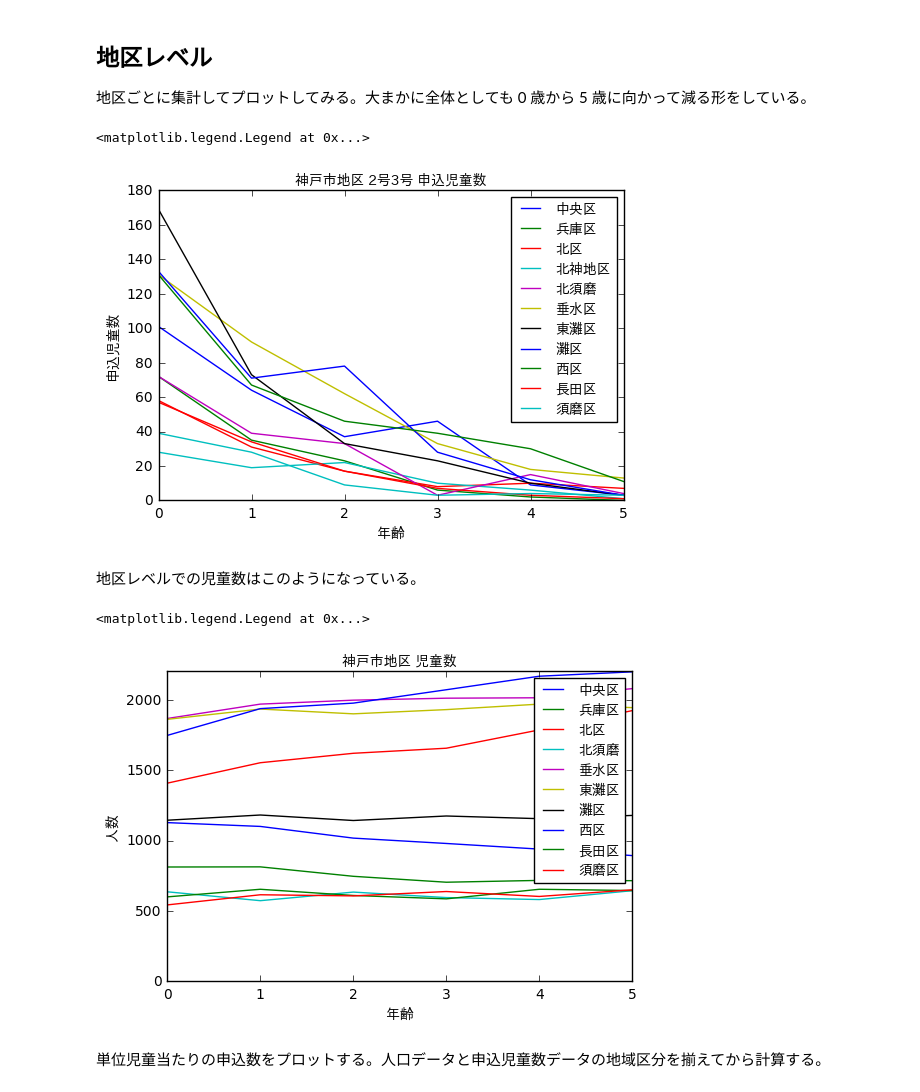
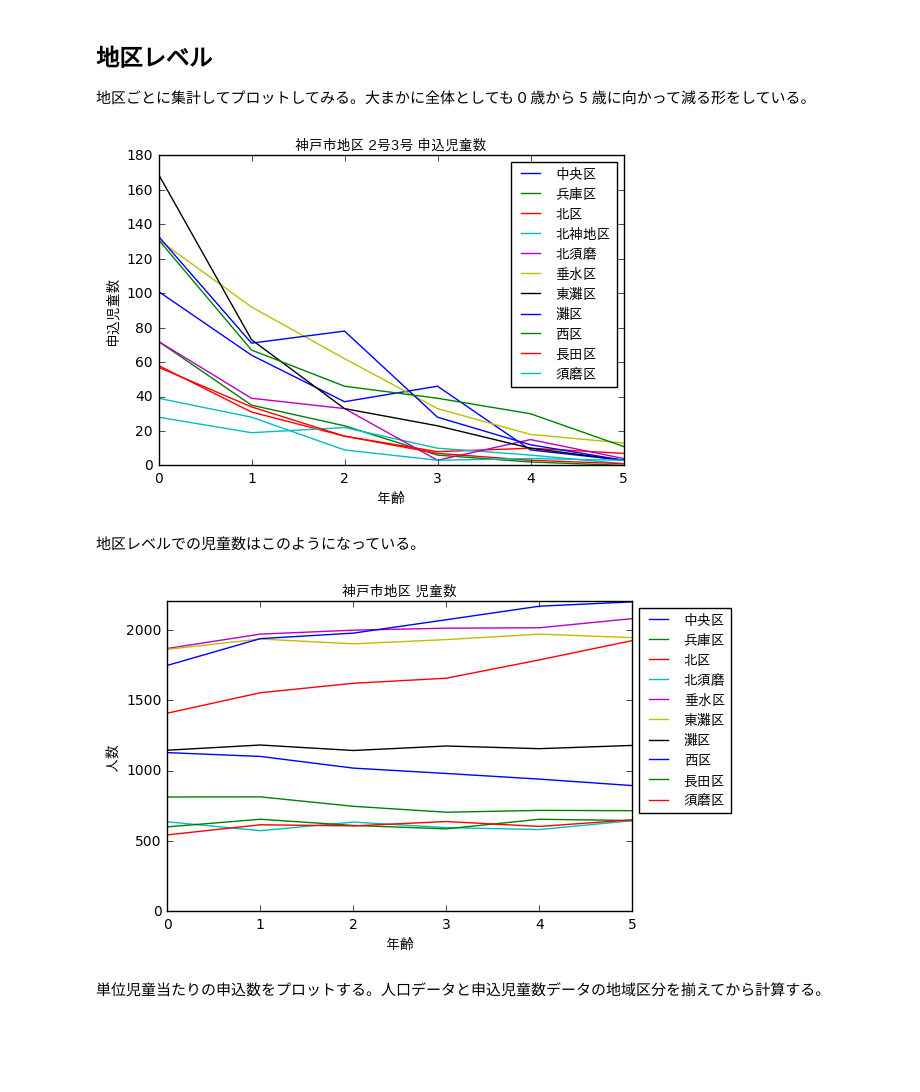
Before and after one commit to hkwi/kobe-barcelona, a Jupyter notebook: notes/2016-10-01-preschool.ipynb, the cells around one changed output. Drawn from its saved outputs; the diff is of its cells as text; code cells hidden in the pictures; blank space fills up the shorter version.

```diff
--- a/notes/2016-10-01-preschool.ipynb
+++ b/notes/2016-10-01-preschool.ipynb
@@ -94,27 +87,25 @@ plt.ylabel("申込数 / 人数", **ja)
 地区ごとに集計してプロットしてみる。大まかに全体としても 0 歳から 5 歳に向かって減る形をしている。
 # %%
 d0 = nib.groupby("状況,地区").sum()
-plt.plot(d0[k2].T.values)
-plt.title("神戸市地区 2号3号 申込児童数", **ja)
-plt.xlabel("年齢", **ja)
-plt.ylabel("申込児童数", **ja)
-plt.legend(d0.index, prop=jafont)
+_ = plt.plot(d0[k2].T.values)
+_ = plt.title("神戸市地区 2号3号 申込児童数", **ja)
+_ = plt.xlabel("年齢", **ja)
+_ = plt.ylabel("申込児童数", **ja)
+_ = plt.legend(d0.index, prop=jafont)
 # %% [output]
-<matplotlib.legend.Legend at 0x...>
 [figure]
 # %% [markdown]
 地区レベルでの児童数はこのようになっている。
 # %%
 d1 = zib.groupby("区・支所").sum().rename(index={"北須磨支所":"北須磨"})
-plt.plot(d1[k3].T.values)
-plt.ylim(ymin=0)
-plt.title("神戸市地区 児童数", **ja)
-plt.xlabel("年齢", **ja)
-plt.ylabel("人数", **ja)
-plt.legend(d1.index, prop=jafont)
+_ = plt.plot(d1[k3].T.values)
+_ = plt.ylim(ymin=0)
+_ = plt.title("神戸市地区 児童数", **ja)
+_ = plt.xlabel("年齢", **ja)
+_ = plt.ylabel("人数", **ja)
+_ = plt.legend(d1.index, prop=jafont, bbox_to_anchor=(1, 1), loc=2)
 # %% [output]
-<matplotlib.legend.Legend at 0x...>
-[figure, old version]
+[figure, new version]
 # %% [markdown]
 単位児童当たりの申込数をプロットする。人口データと申込児童数データの地域区分を揃えてから計算する。
 # %%
```
Also changed, not shown: parts of 6 cells of this notebook.
